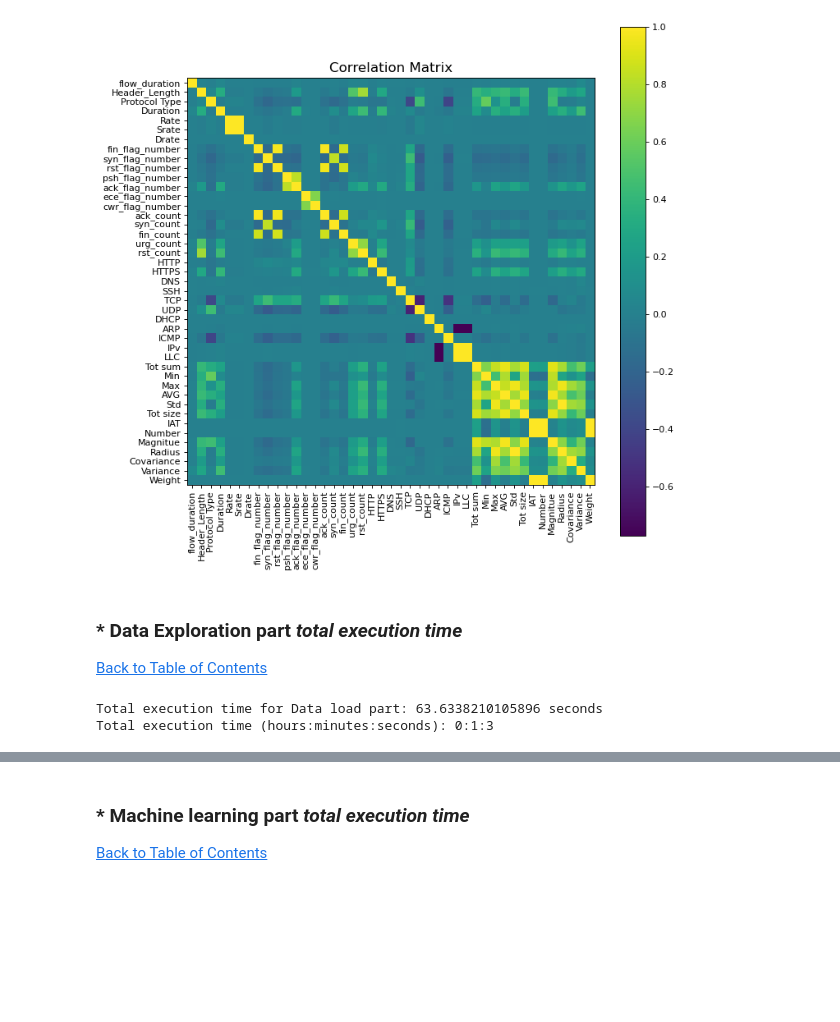
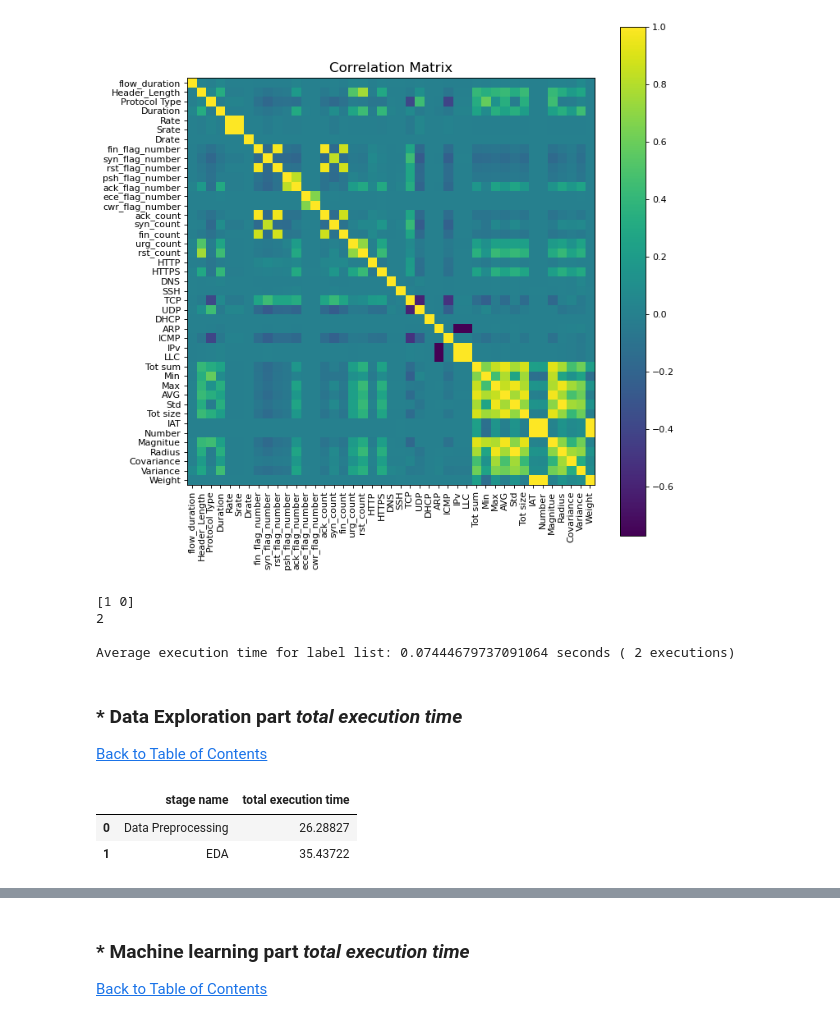
Before and after one commit to Natidhcp/MSC_DA_sem2_CA1, a Jupyter notebook: MSc_DA_CA1(No_BigData).ipynb, the cells around one changed output, grey strips where cells are left out. Drawn from its saved outputs; the diff is of its cells as text; code cells hidden in the pictures; blank space fills up the shorter version.

```diff
--- a/MSc_DA_CA1(No_BigData).ipynb
+++ b/MSc_DA_CA1(No_BigData).ipynb
@@ -213,2 +227,5 @@ def print_execution_time(start_time):
+# %%
+# Variable to store the sum of all averages
+total_average_sum = 0
 # %%
 start_time = time.time()  # Record the start time
@@ -558,21 +449,28 @@ def plotCorrelationMatrix(df, graphWidth):
 plotCorrelationMatrix(df[X_columns], 10)
 # %% [output]
 [figure]
+# %%
+start_time = time.time()  # Record the start time
+
+# Unique Values (for categorical columns)
+print(df.label.unique())
+print(df.label.nunique())
+
+print_execution_time(start_time, 'label list')
+# %% [output]
+[1 0]
+2
+
+Average execution time for label list: 0.07444679737091064 seconds ( 2 executions)
 # %% [markdown]
 <a class="anchor" id="2.3"></a>
 ### * Data Exploration part *total execution time*
 [Back to Table of Contents](#0.1)
 # %%
-print("Total execution time for Feature inspection part:", total_execution_time, "seconds")
-
-# Convert to hours, minutes, and seconds
-total_seconds = int(total_execution_time)
-hours = total_seconds // 3600
-minutes = (total_seconds % 3600) // 60
-seconds = total_seconds % 60
-
-print("Total execution time (hours:minutes:seconds):", f"{hours}:{minutes}:{seconds}")
+df_exec.loc[1] = ['EDA', total_average_sum]
+df_exec
 # %% [output]
-Total execution time for Data load part: 63.6338210105896 seconds
-Total execution time (hours:minutes:seconds): 0:1:3
+|  | stage name | total execution time |
+| 0 | Data Preprocessing | 26.28827 |
+| 1 | EDA | 35.43722 |
 # %% [markdown]
```
Also changed, not shown: parts of 75 cells of this notebook, 1 other file.
